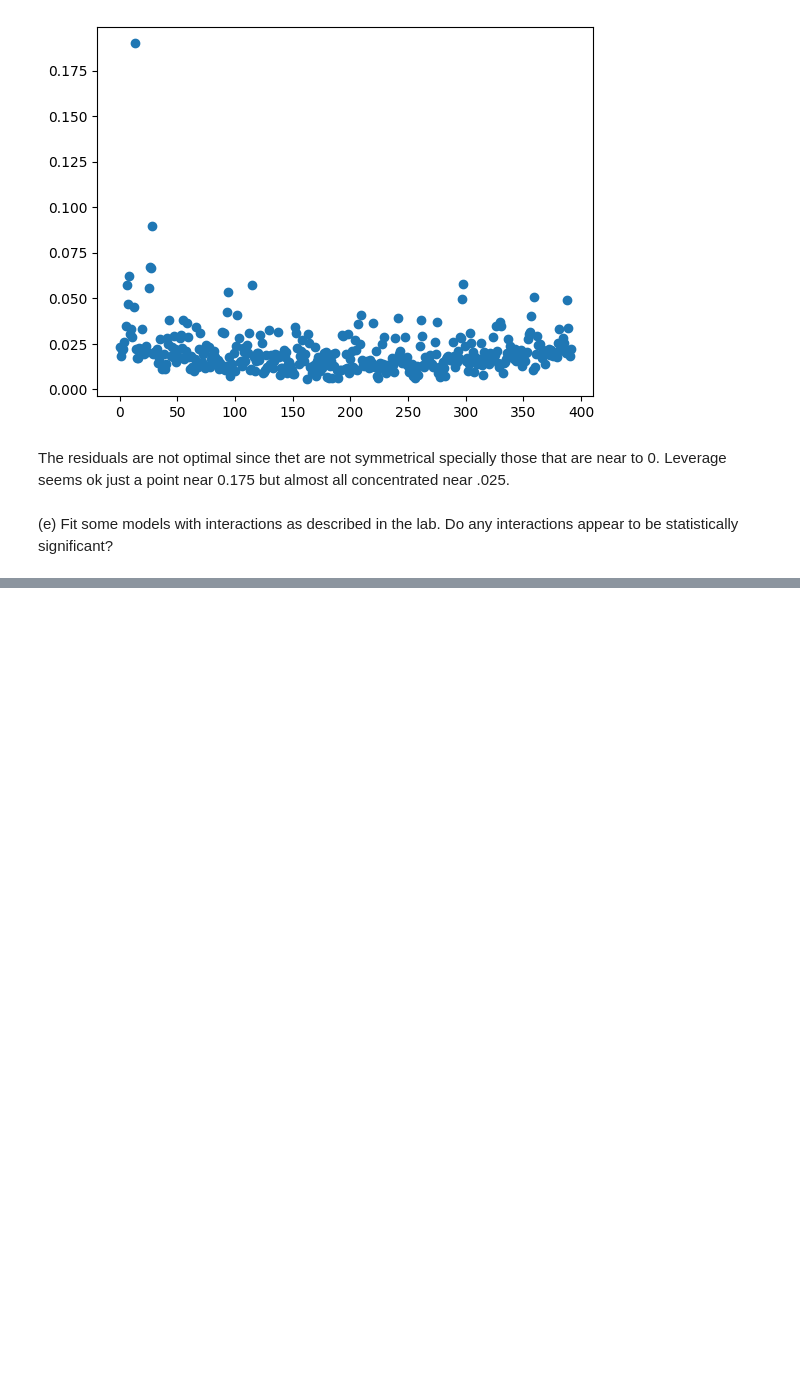
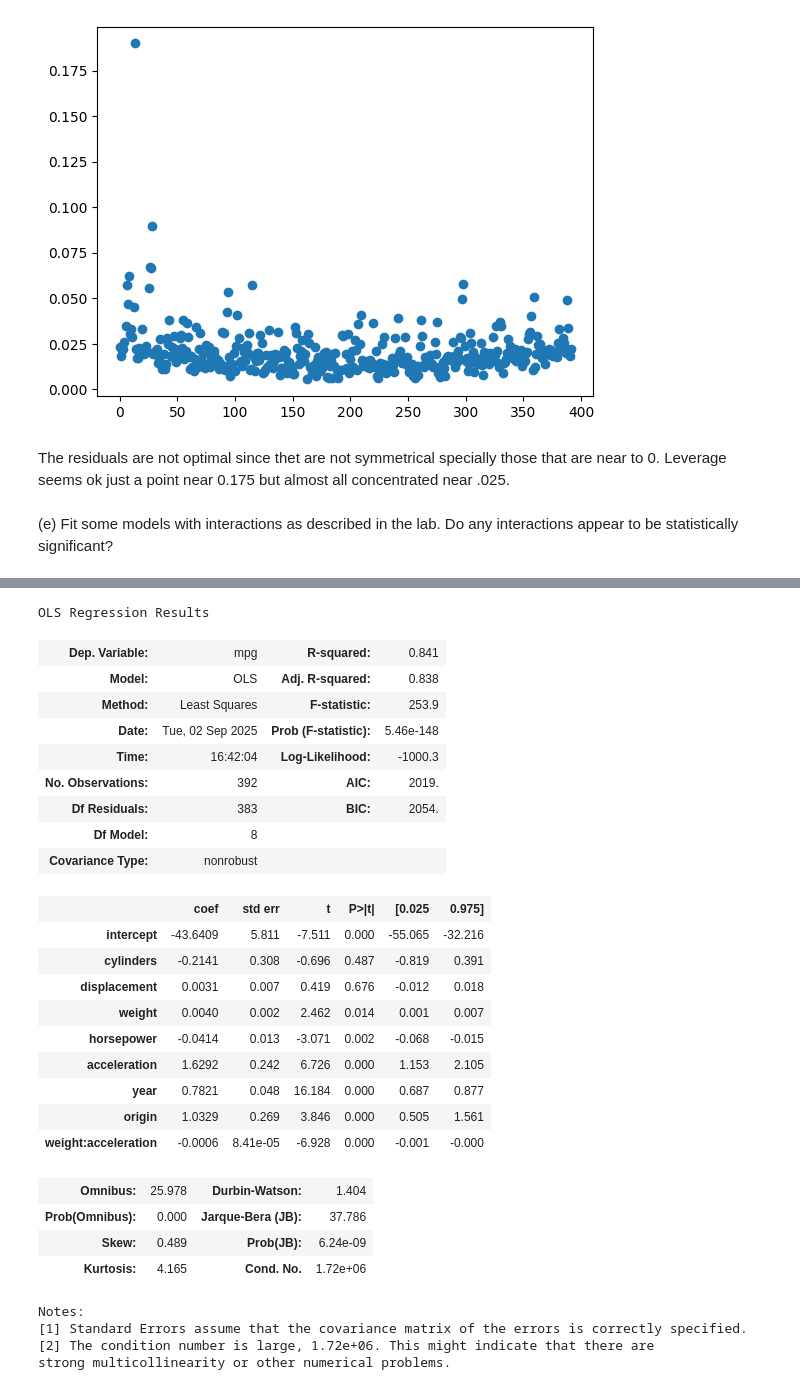
Before and after one commit to hinojosaad/islp, a Jupyter notebook: Chapter3/ch3.ipynb, the cells around one changed output, grey strips where cells are left out. Saved outputs shown, nothing was run; the diff lists cells and outputs as text; code cells hidden in the pictures; blank space fills up the shorter version.

```diff
--- a/Chapter3/ch3.ipynb
+++ b/Chapter3/ch3.ipynb
@@ -214,0 +327,44 @@ The residuals are not optimal since thet are not symmetrical specially those tha
+# %%
+X = MS([
+    'cylinders',
+    'displacement',
+    'weight',
+    'horsepower',
+    'acceleration',
+    'year',
+    'origin',
+    ('weight','acceleration')
+]).fit_transform(Auto)
+y = Auto['mpg']
+model = sm.OLS(y, X)
+results = model.fit()
+results.summary()
+# %% [output]
+OLS Regression Results
+| Dep. Variable: | mpg | R-squared: | 0.841 |
+| Model: | OLS | Adj. R-squared: | 0.838 |
+| Method: | Least Squares | F-statistic: | 253.9 |
+| Date: | Tue, 02 Sep 2025 | Prob (F-statistic): | 5.46e-148 |
+| Time: | 16:42:04 | Log-Likelihood: | -1000.3 |
+| No. Observations: | 392 | AIC: | 2019. |
+| Df Residuals: | 383 | BIC: | 2054. |
+| Df Model: | 8 |  |  |
+| Covariance Type: | nonrobust |  |  |
+|  | coef | std err | t | P>|t| | [0.025 | 0.975] |
+| intercept | -43.6409 | 5.811 | -7.511 | 0.000 | -55.065 | -32.216 |
+| cylinders | -0.2141 | 0.308 | -0.696 | 0.487 | -0.819 | 0.391 |
+| displacement | 0.0031 | 0.007 | 0.419 | 0.676 | -0.012 | 0.018 |
+| weight | 0.0040 | 0.002 | 2.462 | 0.014 | 0.001 | 0.007 |
+| horsepower | -0.0414 | 0.013 | -3.071 | 0.002 | -0.068 | -0.015 |
+| acceleration | 1.6292 | 0.242 | 6.726 | 0.000 | 1.153 | 2.105 |
+| year | 0.7821 | 0.048 | 16.184 | 0.000 | 0.687 | 0.877 |
+| origin | 1.0329 | 0.269 | 3.846 | 0.000 | 0.505 | 1.561 |
+| weight:acceleration | -0.0006 | 8.41e-05 | -6.928 | 0.000 | -0.001 | -0.000 |
+| Omnibus: | 25.978 | Durbin-Watson: | 1.404 |
+| Prob(Omnibus): | 0.000 | Jarque-Bera (JB): | 37.786 |
+| Skew: | 0.489 | Prob(JB): | 6.24e-09 |
+| Kurtosis: | 4.165 | Cond. No. | 1.72e+06 |
+Notes:
+[1] Standard Errors assume that the covariance matrix of the errors is correctly specified.
+[2] The condition number is large, 1.72e+06. This might indicate that there are
+strong multicollinearity or other numerical problems.
```
Also changed, not shown: parts of 15 cells of this notebook.
